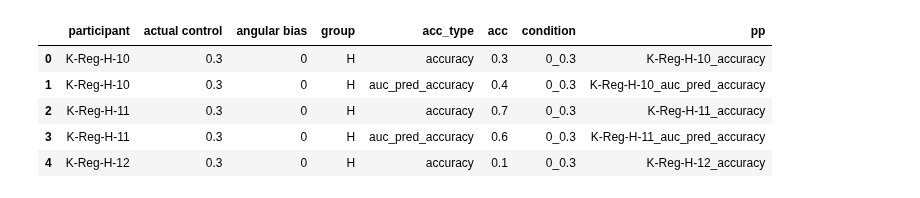
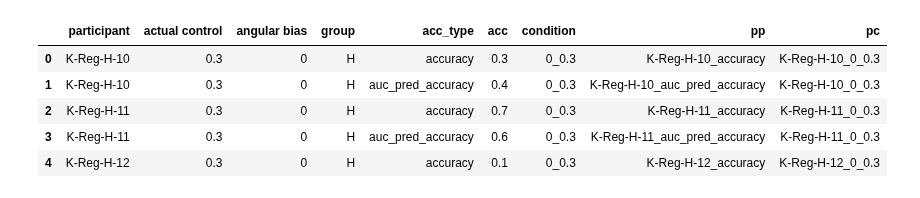
Before and after one commit to acercyc/Keio-Testing_analysis, a Jupyter notebook: src/report_three_dot_prediction_group.ipynb, the cells around one changed output. Cells and saved outputs as stored; diff of their text form; code cells hidden in the pictures.

```diff
--- a/src/report_three_dot_prediction_group.ipynb
+++ b/src/report_three_dot_prediction_group.ipynb
@@ -28,23 +26,24 @@ df_ = df_.reset_index()
 # %%
 df_['angular bias'] = df_['angular bias'].astype('str')
 df_['actual control'] = df_['actual control'].astype('str')
 df_2 = df_.copy()
 # df_2['condition'] = df_2['actual control'] + "_" + df_2['angular bias']
 df_2['condition'] = df_2['angular bias'] + "_" + df_2['actual control']
 df_2['pp'] = df_2['participant'] + "_" + df_2['acc_type']
+df_2['pc'] = df_2['participant'] + "_" + df_2['condition']
 # df_2.sort_values(by=['actual control', 'angular bias'], inplace=True)
 df_2.sort_values(by=['angular bias', 'actual control'], inplace=True)
 
 # df_2['condition'] = pd.Categorical(df_2['condition'], categories=df_2['condition'])
 df_2.reset_index(drop=True, inplace=True)
 df_2 = df_2.query('group == "H"')
 
 
 df_2.head()
 # %% [output]
-|  | participant | actual control | angular bias | group | acc_type | acc | condition | pp |
-| 0 | K-Reg-H-10 | 0.3 | 0 | H | accuracy | 0.3 | 0_0.3 | K-Reg-H-10_accuracy |
-| 1 | K-Reg-H-10 | 0.3 | 0 | H | auc_pred_accuracy | 0.4 | 0_0.3 | K-Reg-H-10_auc_pred_accuracy |
-| 2 | K-Reg-H-11 | 0.3 | 0 | H | accuracy | 0.7 | 0_0.3 | K-Reg-H-11_accuracy |
-| 3 | K-Reg-H-11 | 0.3 | 0 | H | auc_pred_accuracy | 0.6 | 0_0.3 | K-Reg-H-11_auc_pred_accuracy |
-| 4 | K-Reg-H-12 | 0.3 | 0 | H | accuracy | 0.1 | 0_0.3 | K-Reg-H-12_accuracy |
+|  | participant | actual control | angular bias | group | acc_type | acc | condition | pp | pc |
+| 0 | K-Reg-H-10 | 0.3 | 0 | H | accuracy | 0.3 | 0_0.3 | K-Reg-H-10_accuracy | K-Reg-H-10_0_0.3 |
+| 1 | K-Reg-H-10 | 0.3 | 0 | H | auc_pred_accuracy | 0.4 | 0_0.3 | K-Reg-H-10_auc_pred_accuracy | K-Reg-H-10_0_0.3 |
+| 2 | K-Reg-H-11 | 0.3 | 0 | H | accuracy | 0.7 | 0_0.3 | K-Reg-H-11_accuracy | K-Reg-H-11_0_0.3 |
+| 3 | K-Reg-H-11 | 0.3 | 0 | H | auc_pred_accuracy | 0.6 | 0_0.3 | K-Reg-H-11_auc_pred_accuracy | K-Reg-H-11_0_0.3 |
+| 4 | K-Reg-H-12 | 0.3 | 0 | H | accuracy | 0.1 | 0_0.3 | K-Reg-H-12_accuracy | K-Reg-H-12_0_0.3 |
```
Also changed, not shown: parts of 3 cells of this notebook, 3 other files.
